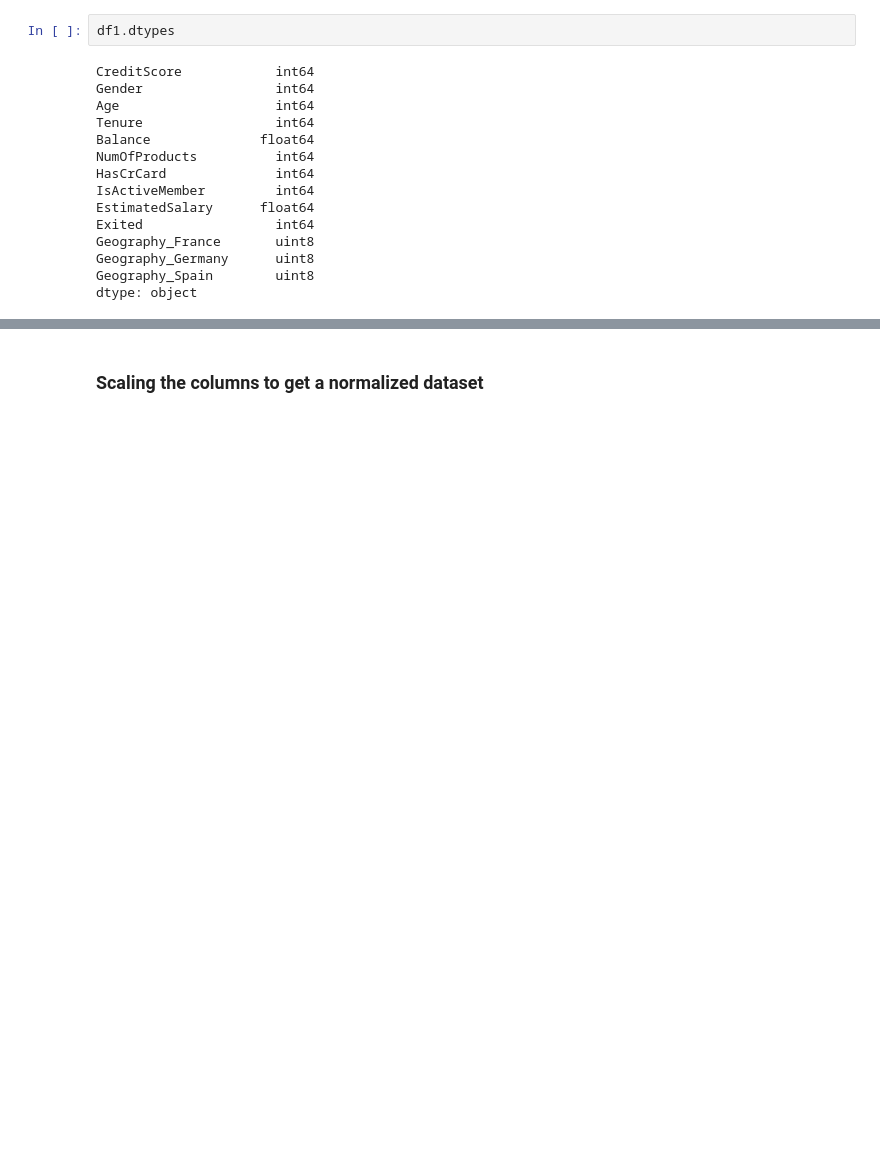
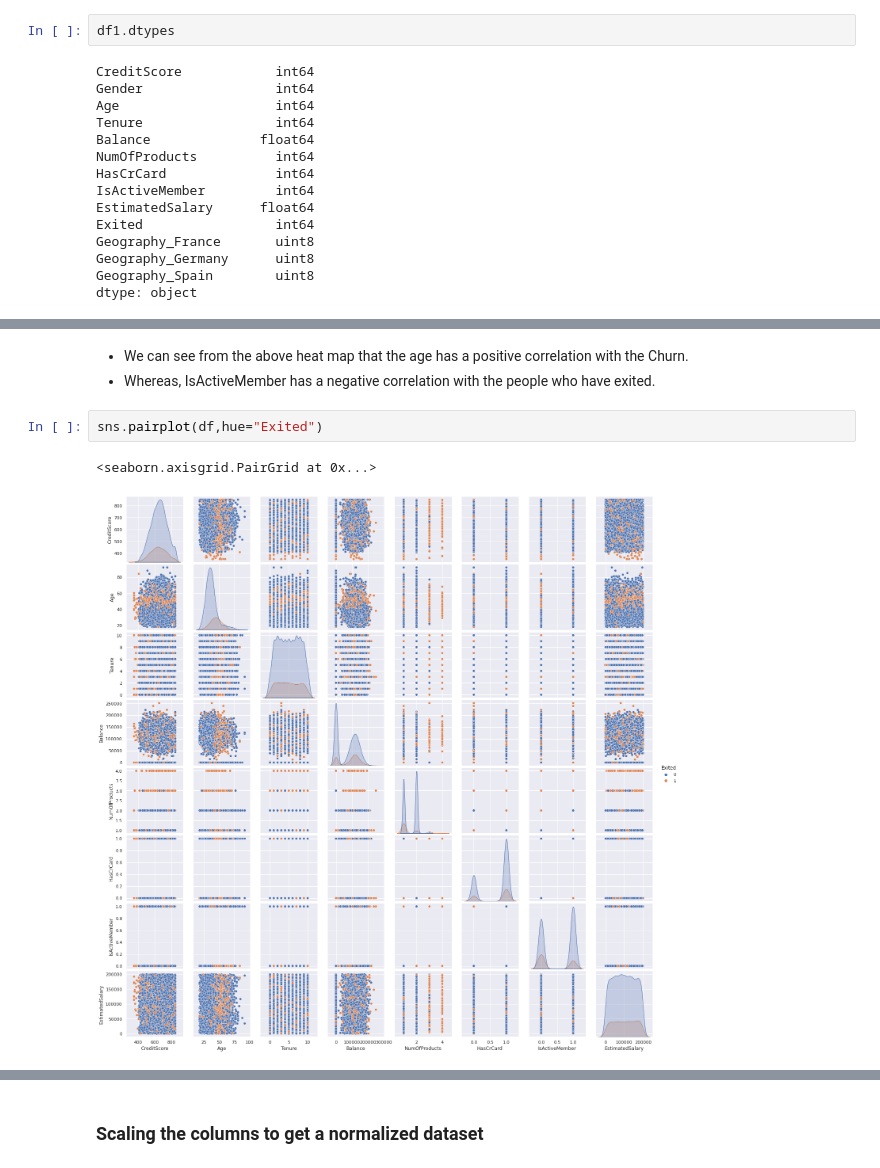
Before and after one commit to AshiniAnantharaman/Bank_Customer_Churn_Prediction, a Jupyter notebook: bank-customer-churn-prediction.ipynb, the cells around one changed output, grey strips where cells are left out. Saved outputs shown, nothing was run; the diff lists cells and outputs as text; blank space fills up the shorter version.

```diff
--- a/bank-customer-churn-prediction.ipynb
+++ b/bank-customer-churn-prediction.ipynb
@@ -131,0 +197,8 @@ dtype: object
+# %% [markdown]
+- We can see from the above heat map that the age has a positive correlation with the Churn.
+- Whereas, IsActiveMember has a negative correlation with the people who have exited.
+# %%
+sns.pairplot(df,hue="Exited")
+# %% [output]
+<seaborn.axisgrid.PairGrid at 0x...>
+[figure, added]
```
Also changed, not shown: parts of 21 cells of this notebook.
